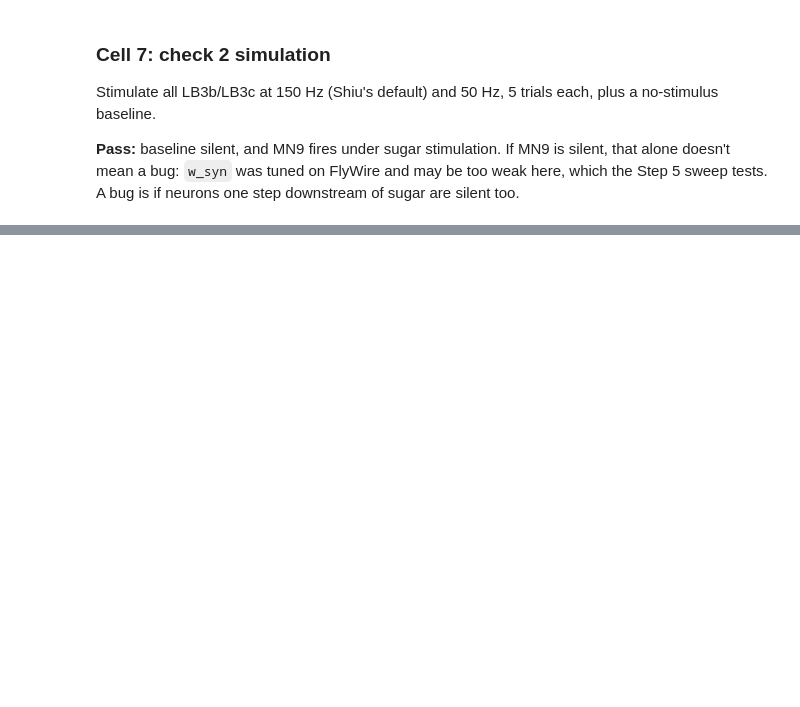
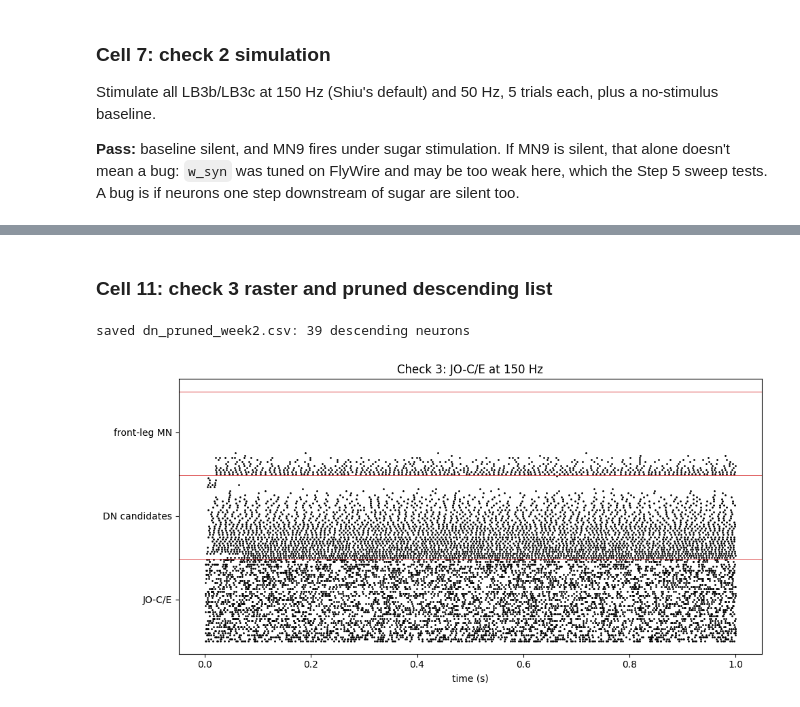
Before and after one commit to Notlord69/arm_simulation, a Jupyter notebook: brain/03_simulation.ipynb, the cells around one changed output, grey strips where cells are left out. Cells and saved outputs as stored; diff of their text form; code cells hidden in the pictures; blank space fills up the shorter version.

```diff
--- a/brain/03_simulation.ipynb
+++ b/brain/03_simulation.ipynb
@@ -328,0 +386,28 @@ most active neurons at 150 Hz (excluding sugar GRNs):
+# %%
+net3 = LIFNet(sub3, stim_global=JO)
+spk = net3.run(rate=0 * Hz, n_trials=1)
+print(f"baseline spikes: {len(spk)} (should be 0)\n")
+
+spk3 = net3.run(n_trials=5)
+r3 = net3.rates(spk3, ws)
+
+dn = shortlist.query("group == 'middle_descending'")[['bodyId', 'type', 'side', 'role', 'score']].copy()
+dn['idx'] = g2i.loc[dn.bodyId].to_numpy()
+dn['rate_hz'] = r3.loc[dn.idx, 'rate_hz'].to_numpy()
+dn['hops_from_JO'] = d_jo[dn.idx]
+dn['fired'] = dn.rate_hz >= 1
+
+mn_r = r3.loc[LEG_MN, 'rate_hz']
+all_dn = r3[r3.cls == 'descending_neuron']
+print(f"JO-C/E: {r3.loc[JO, 'rate_hz'].mean():.0f} Hz")
+print(f"descending candidates firing: {dn.fired.sum()} of {len(dn)}")
+print(f"all descending neurons in subnetwork firing: {(all_dn.rate_hz >= 1).sum()} of {len(all_dn)}")
+print(f"front-leg MNs firing: {(mn_r >= 1).sum()} of {len(LEG_MN)}, mean {mn_r.mean():.1f} Hz, max {mn_r.max():.1f} Hz")
+print(f"subnetwork neurons firing: {(r3.drop(JO).rate_hz >= 1).mean():.1%}\n")
+
+display(dn.groupby('role').agg(candidates=('fired', 'size'), fired=('fired', 'sum'), mean_rate=('rate_hz', 'mean')))
+display(dn.sort_values('rate_hz', ascending=False).head(25))
+print("most active front-leg MNs:")
+display(r3.loc[LEG_MN].sort_values('rate_hz', ascending=False).head(10))
+print("most active descending neurons not in the candidate list:")
+display(all_dn.drop(dn.idx, errors='ignore').sort_values('rate_hz', ascending=False).head(10))
@@ -328,0 +471,16 @@ most active neurons at 150 Hz (excluding sugar GRNs):
+# %% [markdown]
+### Cell 11: check 3 raster and pruned descending list
+# %%
+fired_dn = dn[dn.fired].sort_values('rate_hz', ascending=False)
+fired_dn.to_csv(DATA / 'dn_pruned_week2.csv', index=False)
+print(f"saved dn_pruned_week2.csv: {len(fired_dn)} descending neurons")
+
+spk = net3.run(n_trials=1, verbose=False)
+fig, ax = plt.subplots(figsize=(10, 5))
+raster(ax, spk, net3, {'JO-C/E': JO, 'DN candidates': dn.sort_values('rate_hz', ascending=False).idx,
+                       'front-leg MN': mn_r.sort_values(ascending=False).index})
+ax.set_title('Check 3: JO-C/E at 150 Hz')
+plt.tight_layout(); plt.savefig(DATA / 'check3_JO_DN_MN.png', dpi=120)
+# %% [output]
+saved dn_pruned_week2.csv: 39 descending neurons
+[figure, added]
```
Also changed, not shown: parts of 18 cells of this notebook, 1 other file.
